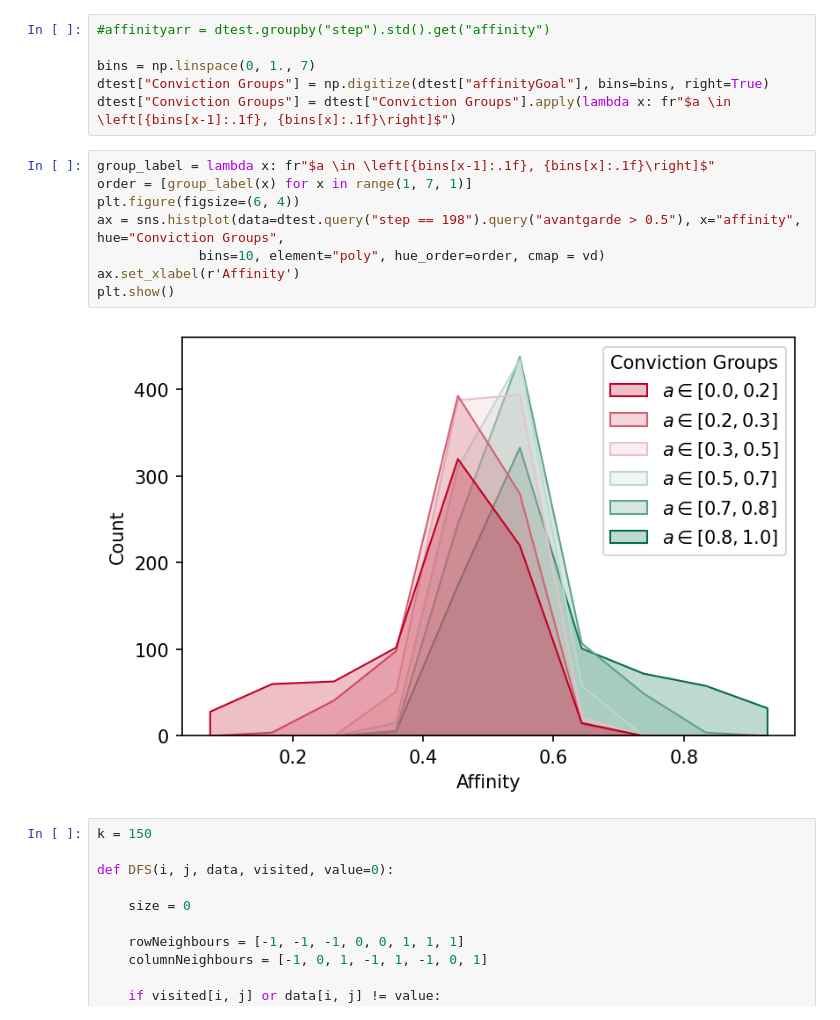
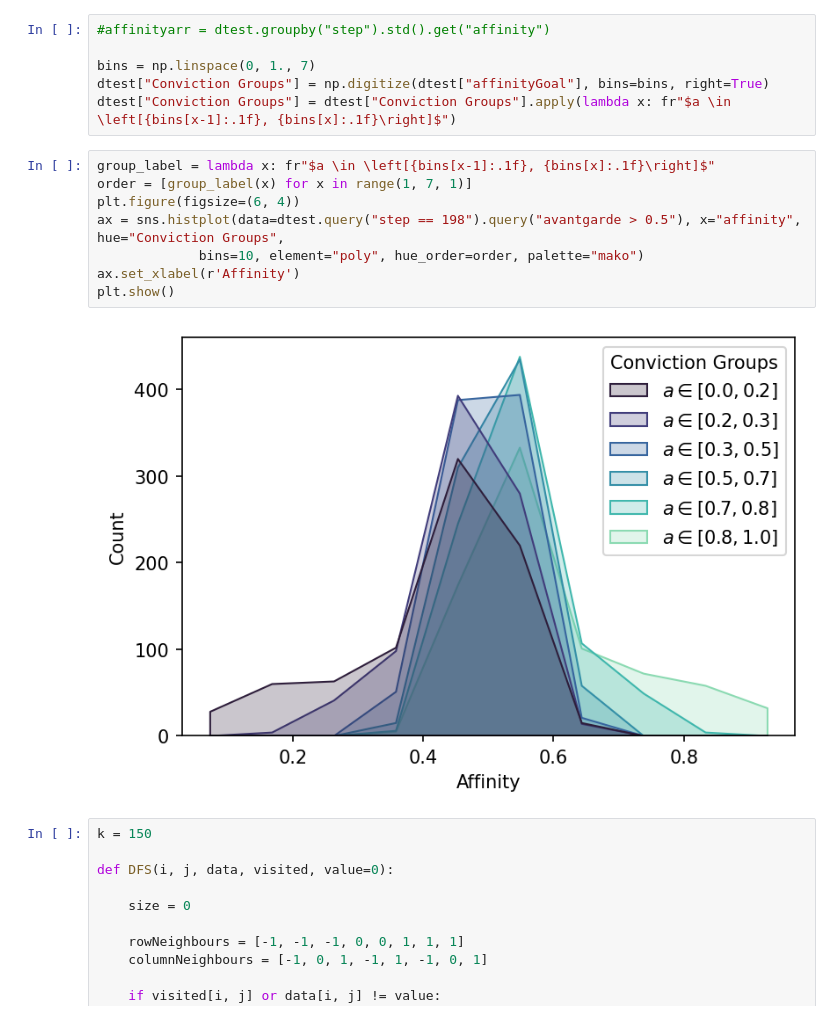
Before and after one commit to lquante/social_agent_based_modelling, a Jupyter notebook: notebooks/AdvancedAvantgardeModel.ipynb, the cells around one changed output. Drawn from its saved outputs; the diff is of its cells as text.

```diff
--- a/notebooks/AdvancedAvantgardeModel.ipynb
+++ b/notebooks/AdvancedAvantgardeModel.ipynb
@@ -621,13 +621,13 @@ dtest["Conviction Groups"] = dtest["Conviction Groups"].apply(lambda x: fr"$a \i
 # %%
 group_label = lambda x: fr"$a \in \left[{bins[x-1]:.1f}, {bins[x]:.1f}\right]$"
 order = [group_label(x) for x in range(1, 7, 1)]
 plt.figure(figsize=(6, 4))
 ax = sns.histplot(data=dtest.query("step == 198").query("avantgarde > 0.5"), x="affinity", hue="Conviction Groups",
-             bins=10, element="poly", hue_order=order, cmap = vd)
+             bins=10, element="poly", hue_order=order, palette="mako")
 ax.set_xlabel(r'Affinity')
 plt.show()
 # %% [output]
-[figure, old version]
+[figure, new version]
 # %%
 k = 150
 
```
Also changed, not shown: parts of 14 cells of this notebook.
